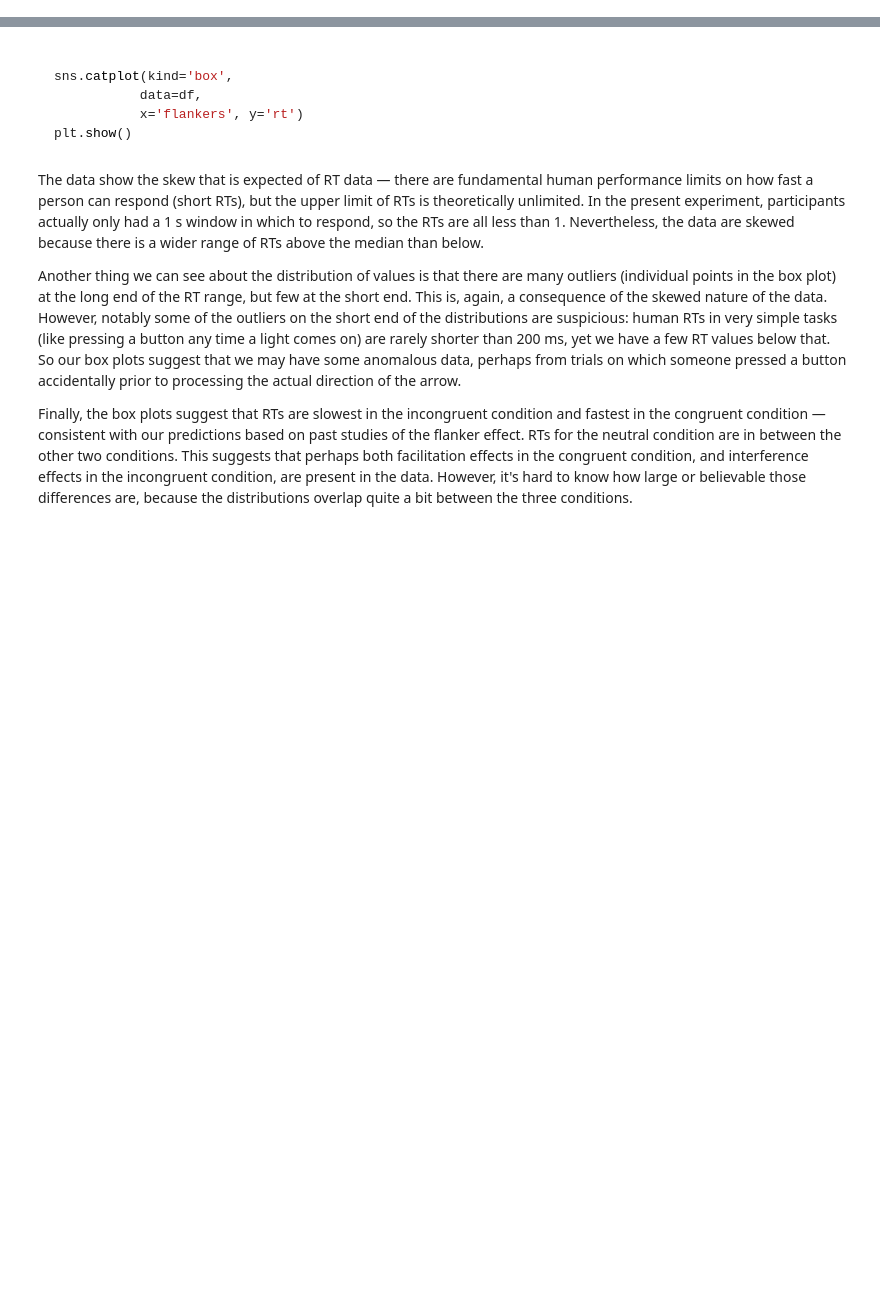
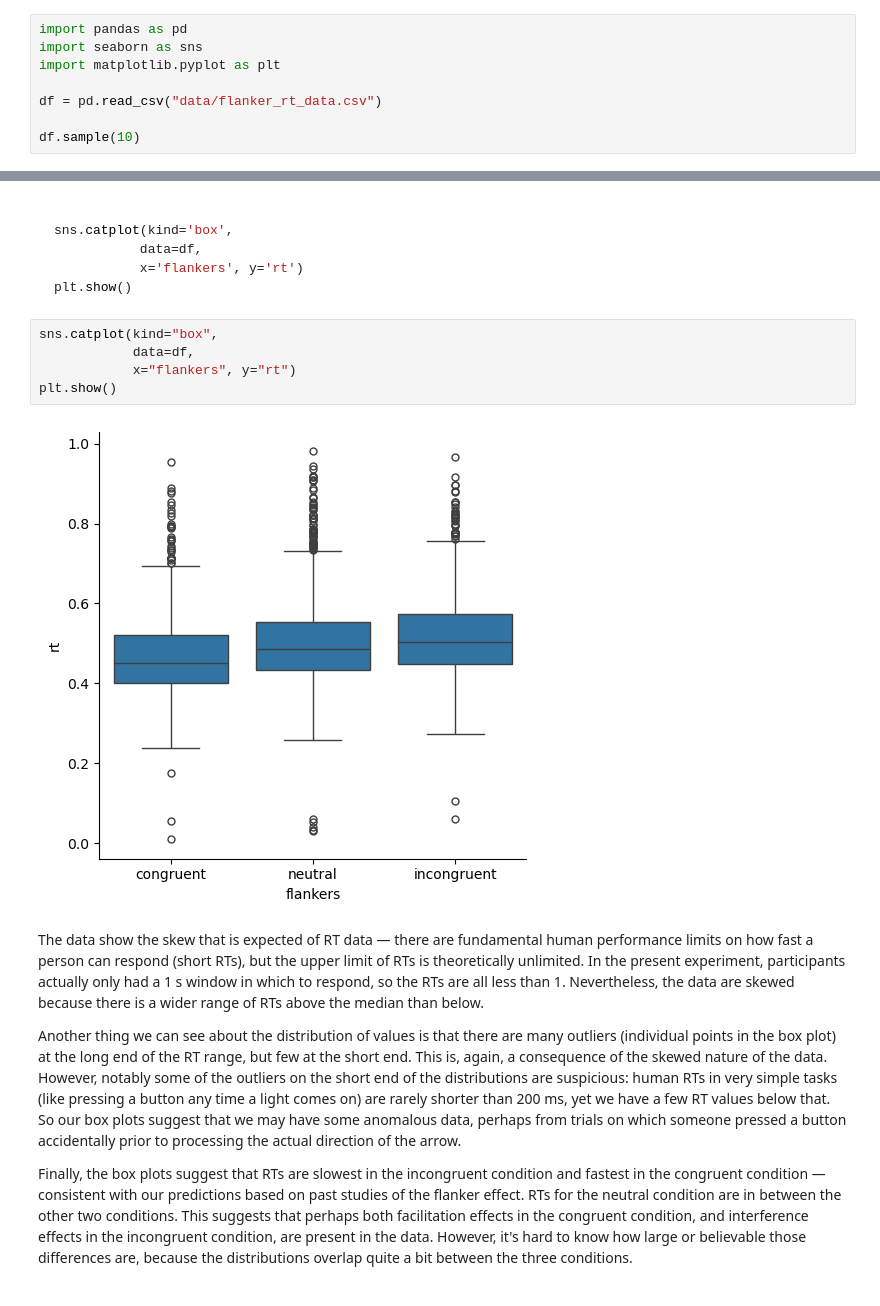
Before and after one commit to freddylearnsc0de/Chapter-5---EDA, a Jupyter notebook: 1 - repeated_measures.ipynb, the cells around one changed output, grey strips where cells are left out. Cells and saved outputs as stored; diff of their text form; blank space fills up the shorter version.

```diff
--- a/1 - repeated_measures.ipynb
+++ b/1 - repeated_measures.ipynb
@@ -46,3 +46,11 @@ df = pd.read_csv('data/flanker_rt_data.csv')
 
 df.sample(10)
 ~~~
+# %%
+import pandas as pd
+import seaborn as sns
+import matplotlib.pyplot as plt
+
+df = pd.read_csv("data/flanker_rt_data.csv")
+
+df.sample(10)
@@ -67,6 +95,13 @@ sns.catplot(kind='box',
            x='flankers', y='rt')
 plt.show()
 ~~~
+# %%
+sns.catplot(kind="box",
+            data=df,
+            x="flankers", y="rt")
+plt.show()
+# %% [output]
+[figure, added]
 # %% [markdown]
 The data show the skew that is expected of RT data — there are fundamental human performance limits on how fast a person can respond (short RTs), but the upper limit of RTs is theoretically unlimited. In the present experiment, participants actually only had a 1 s window in which to respond, so the RTs are all less than 1. Nevertheless, the data are skewed because there is a wider range of RTs above the median than below.
 
```
Also changed, not shown: parts of 22 cells of this notebook, 2 other files.
